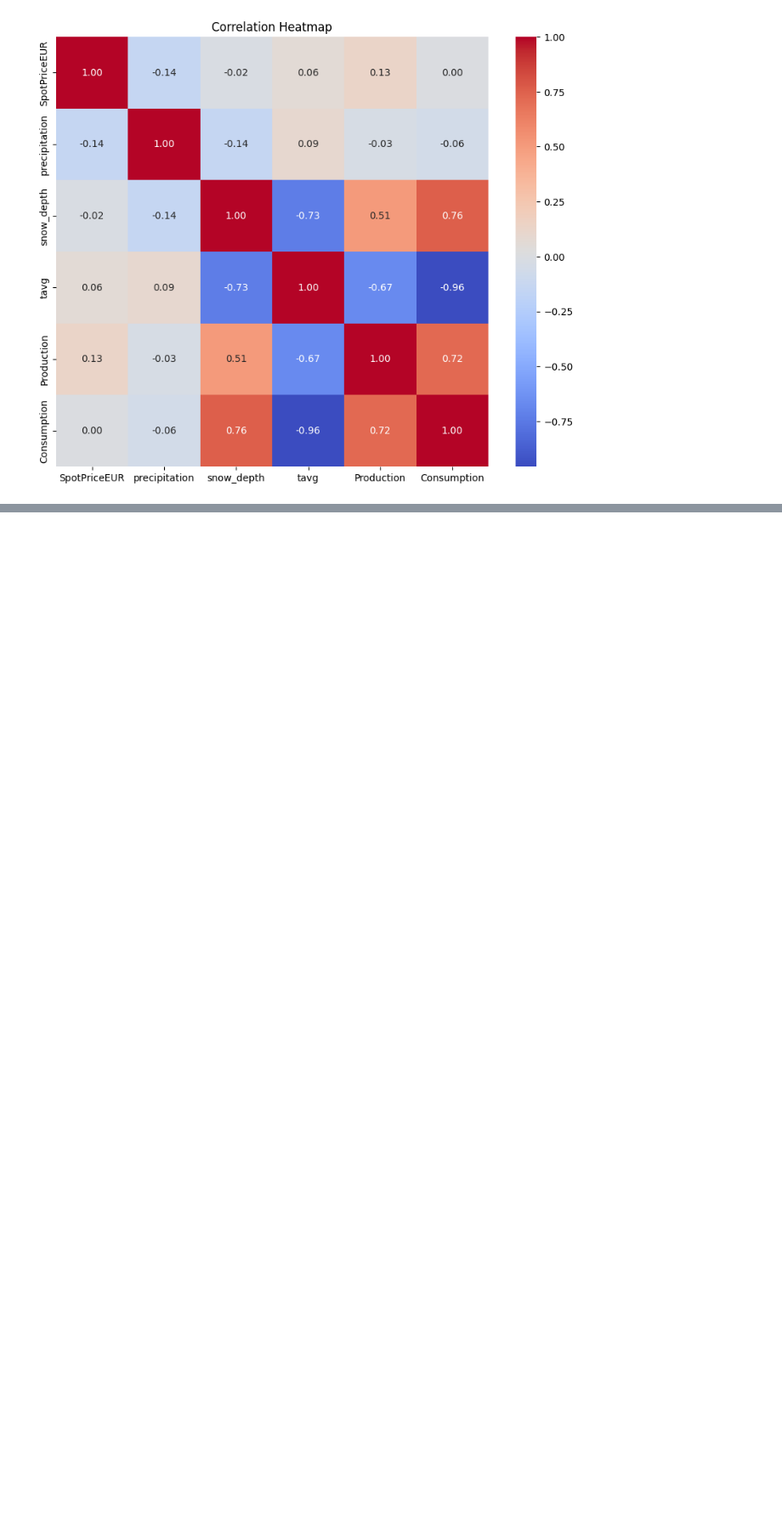
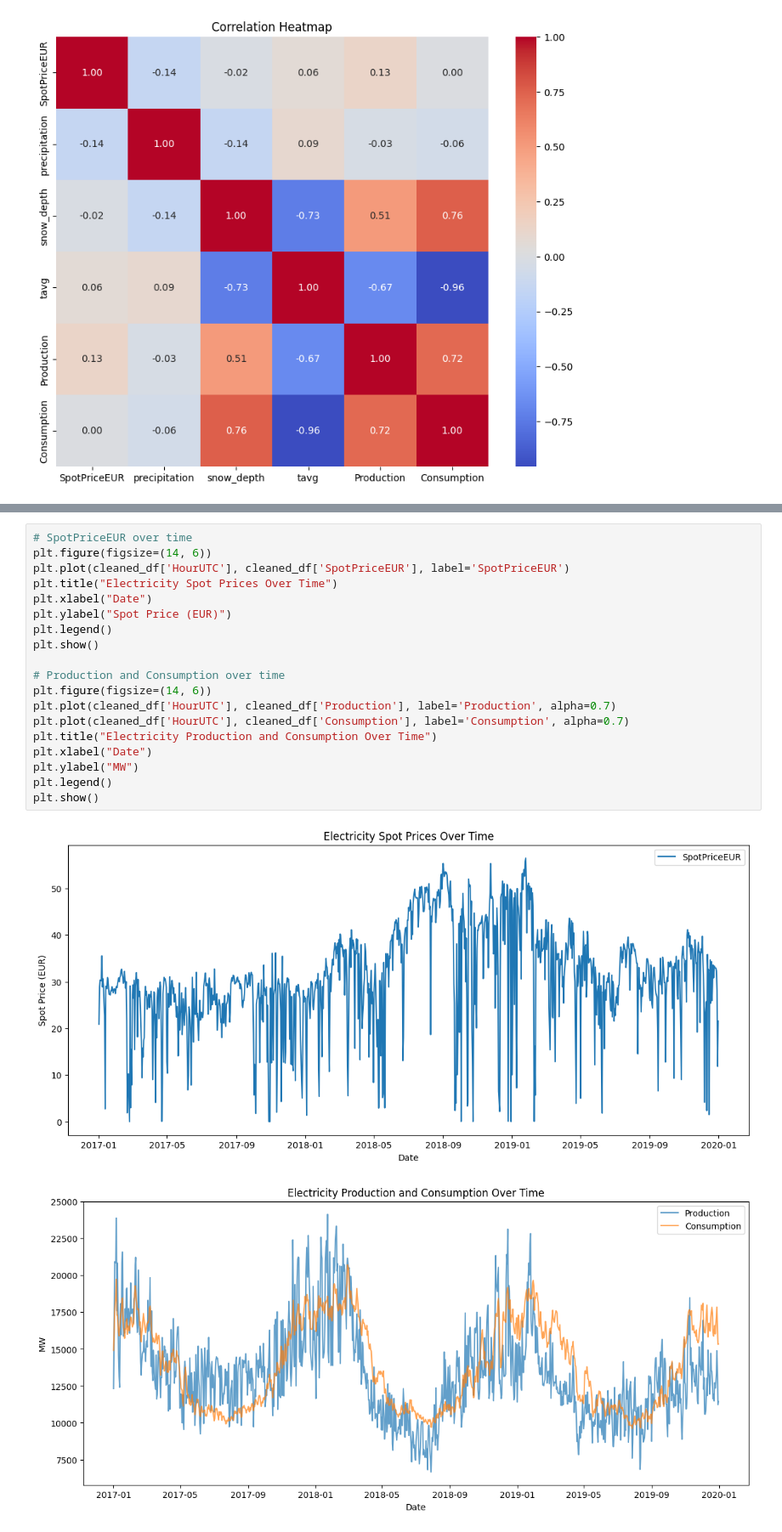
Before and after one commit to ChristopherIanPeck/energy-weather-forecasting, a Jupyter notebook: energy-weather-forecasting.ipynb, the cells around one changed output, grey strips where cells are left out. Shown at 85% size. Cells and saved outputs as stored; diff of their text form; blank space fills up the shorter version.

```diff
--- a/energy-weather-forecasting.ipynb
+++ b/energy-weather-forecasting.ipynb
@@ -438,0 +514,22 @@ See the caveats in the documentation: https://pandas.pydata.org/pandas-docs/stab
+# %%
+# SpotPriceEUR over time
+plt.figure(figsize=(14, 6))
+plt.plot(cleaned_df['HourUTC'], cleaned_df['SpotPriceEUR'], label='SpotPriceEUR')
+plt.title("Electricity Spot Prices Over Time")
+plt.xlabel("Date")
+plt.ylabel("Spot Price (EUR)")
+plt.legend()
+plt.show()
+
+# Production and Consumption over time
+plt.figure(figsize=(14, 6))
+plt.plot(cleaned_df['HourUTC'], cleaned_df['Production'], label='Production', alpha=0.7)
+plt.plot(cleaned_df['HourUTC'], cleaned_df['Consumption'], label='Consumption', alpha=0.7)
+plt.title("Electricity Production and Consumption Over Time")
+plt.xlabel("Date")
+plt.ylabel("MW")
+plt.legend()
+plt.show()
+# %% [output]
+[figure, added]
+[figure, added]
```
Also changed, not shown: parts of 8 cells of this notebook.
